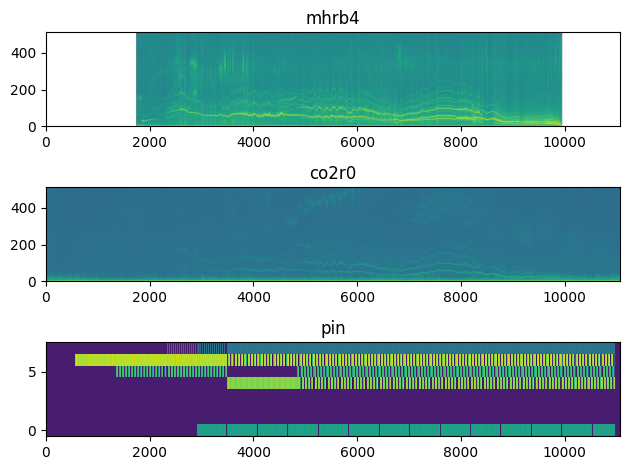
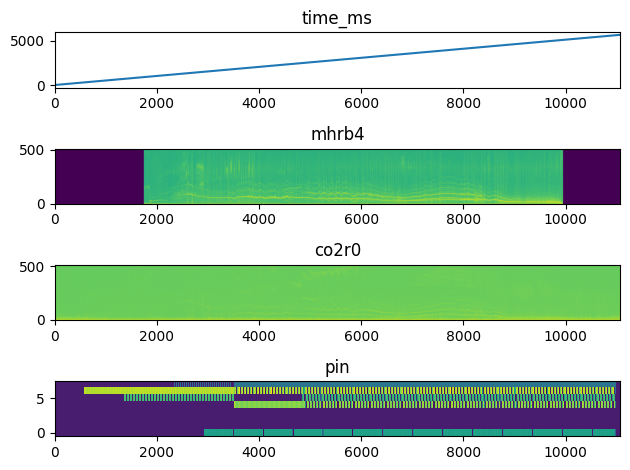
Code edit (unified diff) that turned the first committed figure into the second:
--- before
+++ after
@@ -4,12 +4,16 @@
 for key, value in data.items():
     print(key, value.shape)
-plt.subplot(3, 1, 1)
-plt.imshow(data['mhr'][4].T, aspect='auto', origin='lower')
+plt.subplot(4, 1, 1)
+plt.plot(data['time_ms'][0,0,:])
+plt.xlim(0, len(data['time_ms'][0,0,:]))
+plt.title('time_ms')
+plt.subplot(4, 1, 2)
+plt.imshow(np.log(data['mhr'][4] + 1e-6), aspect='auto', origin='lower')
 plt.title('mhrb4')
-plt.subplot(3, 1, 2)
-plt.imshow(data['co2'][0].T, aspect='auto', origin='lower')
+plt.subplot(4, 1, 3)
+plt.imshow(np.log(data['co2'][0] + 1e-6), aspect='auto', origin='lower')
 plt.title('co2r0')
-plt.subplot(3, 1, 3)
-plt.imshow(data['pin'][:,:,0], aspect='auto', origin='lower', interpolation='none')
+plt.subplot(4, 1, 4)
+plt.imshow(data['pin'][:,0,:], aspect='auto', origin='lower', interpolation='none')
 plt.title('pin')
 plt.tight_layout()

Commit: Enhance dataset preparation and configuration